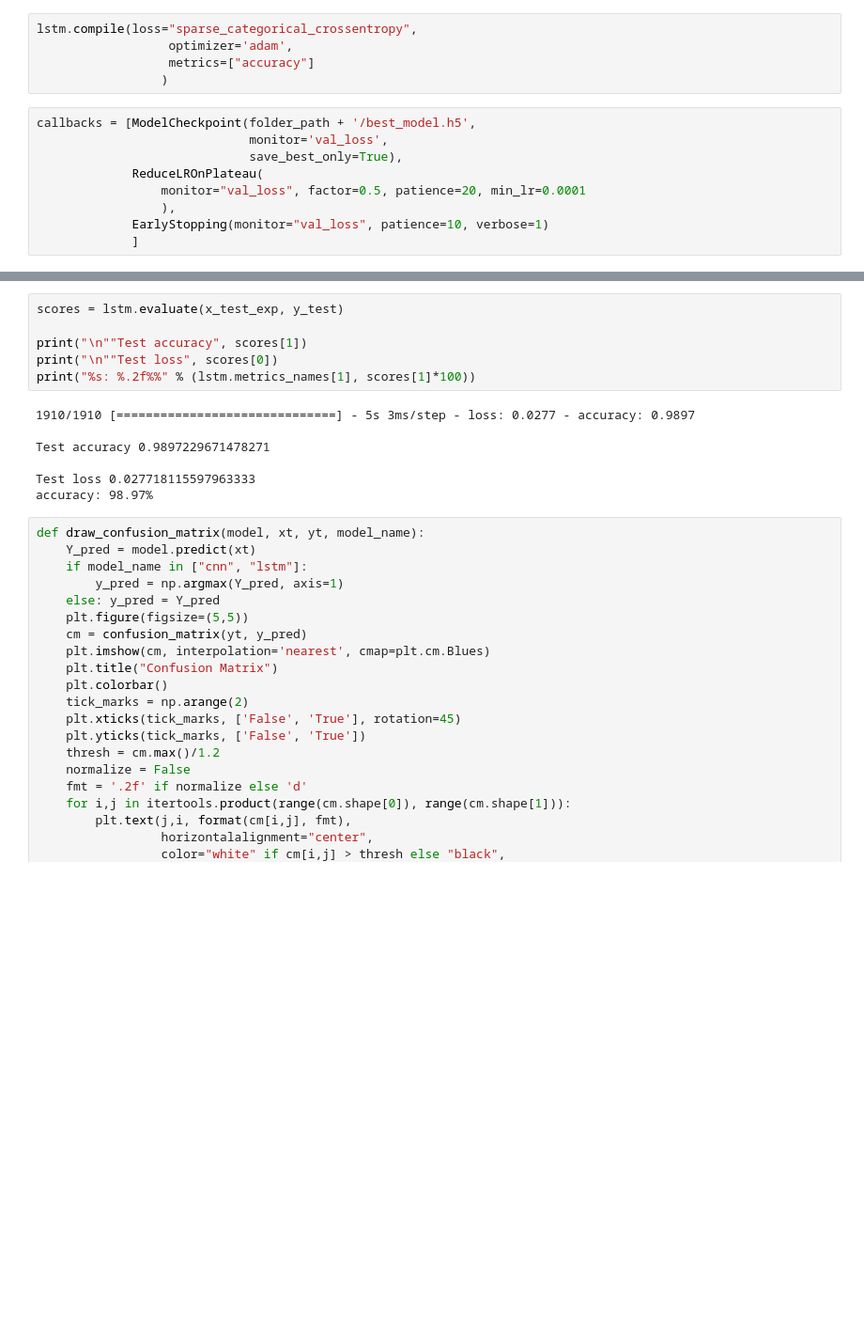
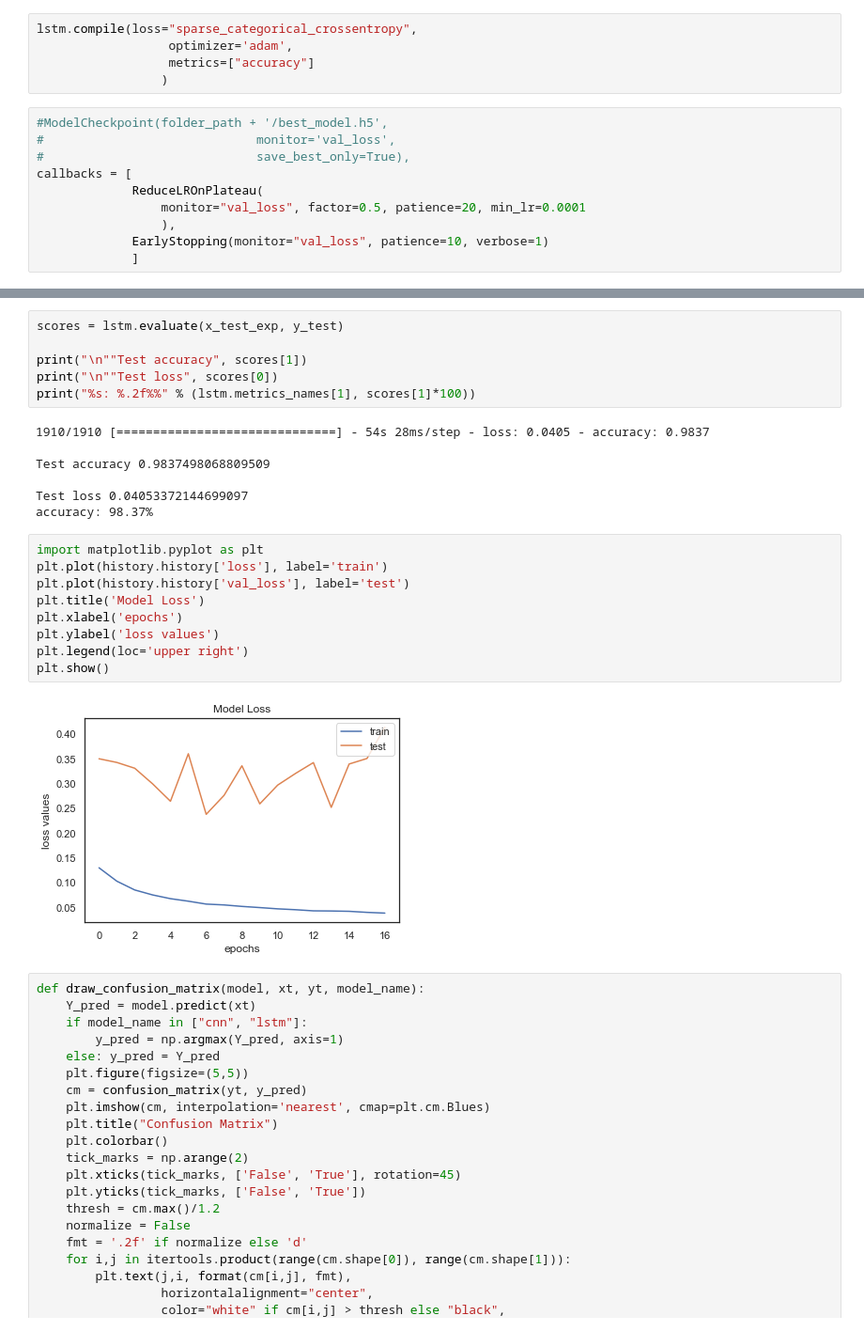
Before and after one commit to EdgeOfNetwork/new_temp, a Jupyter notebook: 4.100%_lstm_cur.ipynb, the cells around one changed output, grey strips where cells are left out. Shown at 94% size. Drawn from its saved outputs; the diff is of its cells as text; blank space fills up the shorter version.

```diff
--- a/4.100%_lstm_cur.ipynb
+++ b/4.100%_lstm_cur.ipynb
@@ -169,9 +172,10 @@ lstm.compile(loss="sparse_categorical_crossentropy",
                   metrics=["accuracy"]
                  )
 # %%
-callbacks = [ModelCheckpoint(folder_path + '/best_model.h5',
-                             monitor='val_loss',
-                             save_best_only=True),
+#ModelCheckpoint(folder_path + '/best_model.h5',
+#                             monitor='val_loss',
+#                             save_best_only=True),
+callbacks = [
              ReduceLROnPlateau(
                  monitor="val_loss", factor=0.5, patience=20, min_lr=0.0001
                  ),
@@ -212,12 +216,23 @@ print("\n""Test accuracy", scores[1])
 print("\n""Test loss", scores[0])
 print("%s: %.2f%%" % (lstm.metrics_names[1], scores[1]*100))
 # %% [output]
-1910/1910 [==============================] - 5s 3ms/step - loss: 0.0277 - accuracy: 0.9897
+1910/1910 [==============================] - 54s 28ms/step - loss: 0.0405 - accuracy: 0.9837
 
-Test accuracy 0.9897229671478271
+Test accuracy 0.9837498068809509
 
-Test loss 0.027718115597963333
-accuracy: 98.97%
+Test loss 0.04053372144699097
+accuracy: 98.37%
+# %%
+import matplotlib.pyplot as plt
+plt.plot(history.history['loss'], label='train')
+plt.plot(history.history['val_loss'], label='test')
+plt.title('Model Loss')
+plt.xlabel('epochs')
+plt.ylabel('loss values')
+plt.legend(loc='upper right')
+plt.show()
+# %% [output]
+[figure, added]
 # %%
 def draw_confusion_matrix(model, xt, yt, model_name):
     Y_pred = model.predict(xt)
```
Also changed, not shown: parts of 10 cells of this notebook, 7 other files.
